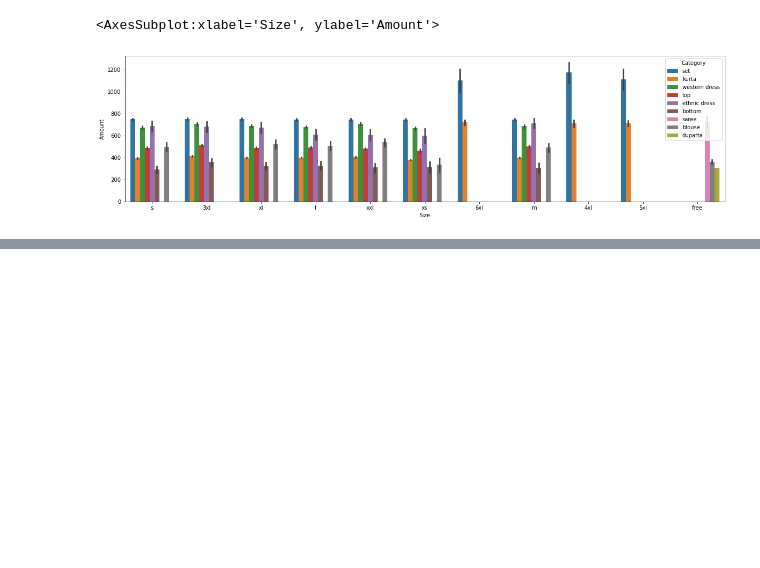
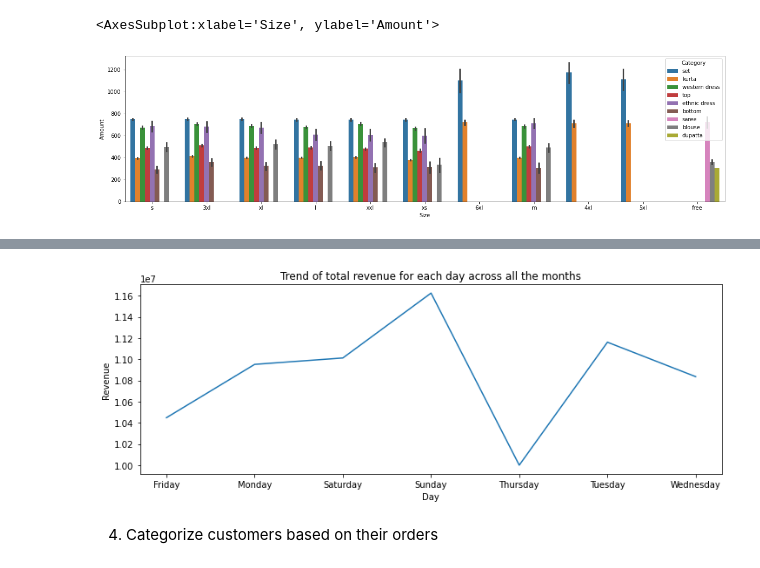
Before and after one commit to Abednego-py/E-commerce-Data-Analysis-Seaborn-, a Jupyter notebook: E-commerce Sales Analysis_.ipynb, the cells around one changed output, grey strips where cells are left out. Drawn from its saved outputs; the diff is of its cells as text; code cells hidden in the pictures; blank space fills up the shorter version.

```diff
--- a/E-commerce Sales Analysis_.ipynb
+++ b/E-commerce Sales Analysis_.ipynb
@@ -577,0 +595,3 @@ sb.barplot(df['Size'],df['Amount'],hue=df['Category'])
+# %%
+df_DaysOfSales = df.groupby(by='day').sum()[['Revenue']]
+df_DaysOfSales
@@ -577,0 +608,12 @@ sb.barplot(df['Size'],df['Amount'],hue=df['Category'])
+# %%
+plt.figure(figsize=(12,4))
+
+plt.plot(df_DaysOfSales.index, df_DaysOfSales['Revenue'])
+plt.xlabel('Day')
+plt.ylabel('Revenue')
+plt.title('Trend of total revenue for each day across all the months')
+plt.show()
+# %% [output]
+[figure, added]
+# %% [markdown]
+4. Categorize customers based on their orders
```
Also changed, not shown: parts of 33 cells of this notebook, 2 other files.
